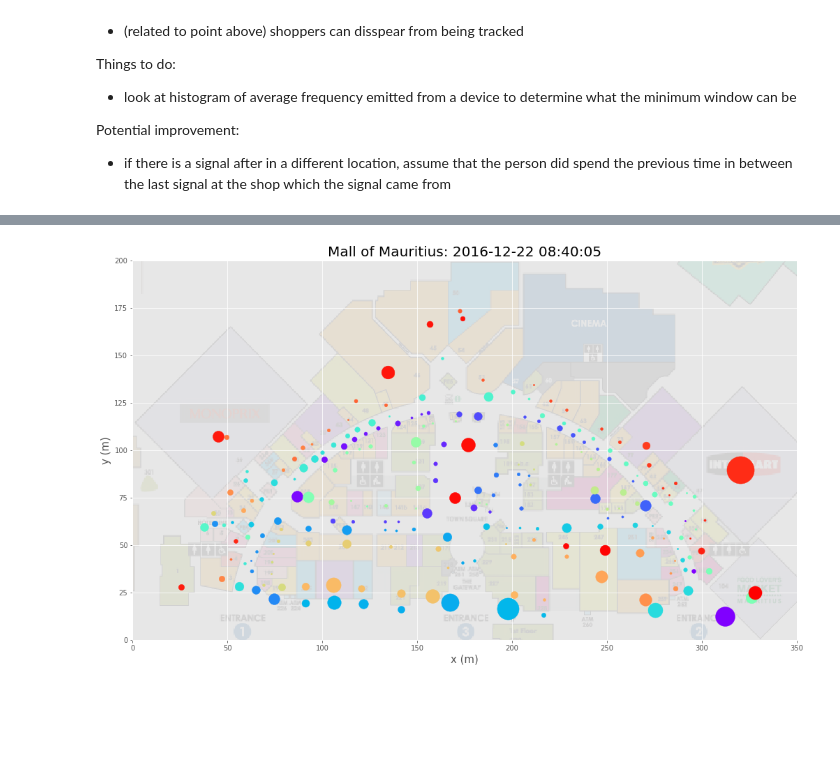
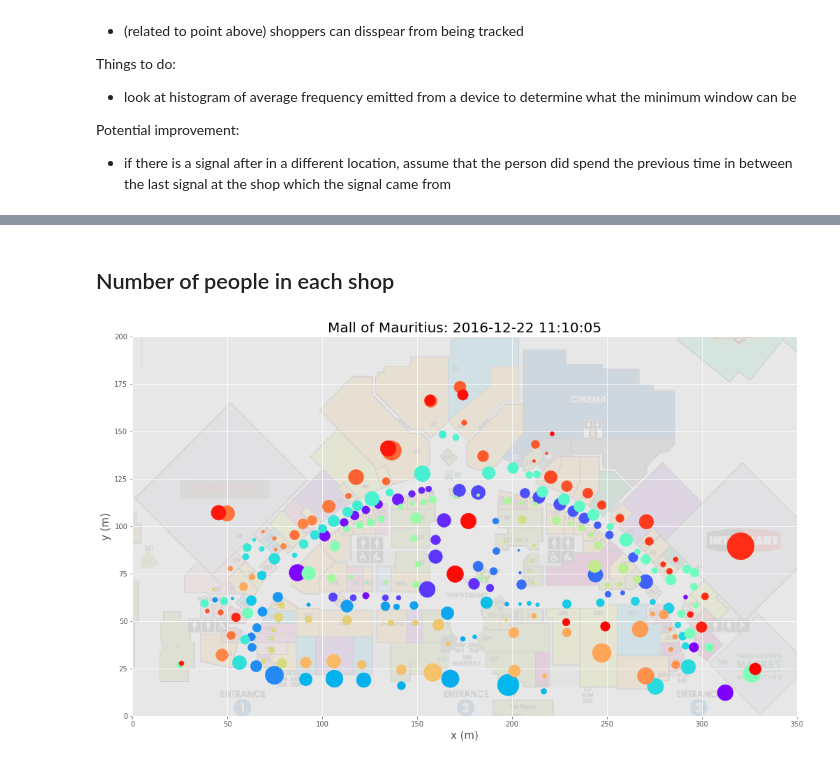
Before and after one commit to Beaulieu318/msci-complexity-project, a Jupyter notebook: msci/analysis/notebooks/bsc_networks_analysis.ipynb, the cells around one changed output, grey strips where cells are left out. Drawn from its saved outputs; the diff is of its cells as text; code cells hidden in the pictures; blank space fills up the shorter version.

```diff
--- a/msci/analysis/notebooks/bsc_networks_analysis.ipynb
+++ b/msci/analysis/notebooks/bsc_networks_analysis.ipynb
@@ -111,4 +96,6 @@ adjacency_matrix, count_of_shoppers, store_ids_indices, frame_times = \
+# %% [markdown]
+## Number of people in each shop
 # %%
-create_count_of_shoppers_image(count_of_shoppers, frame_times)
+create_count_of_shoppers_image(count_of_shoppers, frame_times, count_index=25)
 # %% [output]
-[figure, old version]
+[figure, new version]
```
Also changed, not shown: parts of 16 cells of this notebook, 2 other files.
